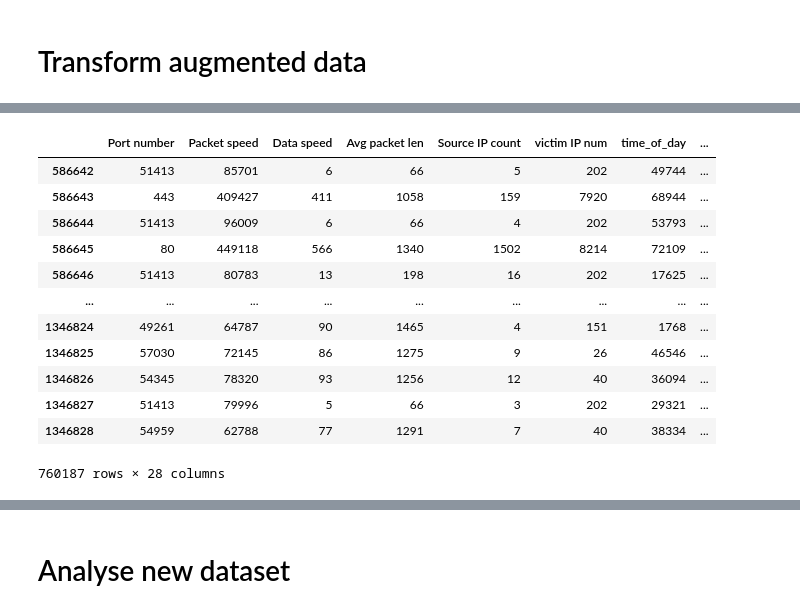
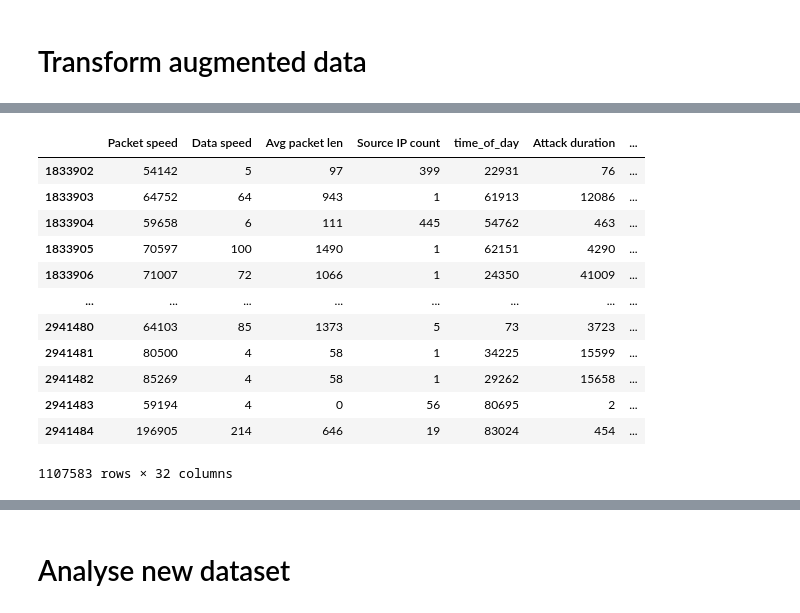
Before and after one commit to LordLokator/ADAML_24, a Jupyter notebook: notebooks/data_augmentation.ipynb, the cells around one changed output, grey strips where cells are left out. Saved outputs shown, nothing was run; the diff lists cells and outputs as text; code cells hidden in the pictures.

```diff
--- a/notebooks/data_augmentation.ipynb
+++ b/notebooks/data_augmentation.ipynb
@@ -258,6 +218,6 @@ Name: 0, dtype: object
 # %%
 # fit the scaler
-df_scaled = preprocessor.fit_transform(vector_df)
+df_scaled = preprocessor.fit_transform(merged_df)
 
 # Convert the result back to a DataFrame
 df_scaled = pd.DataFrame(df_scaled, columns = numerical_cols + non_numeric_cols)
@@ -284 +245,6 @@ Index(['Port number', 'Packet speed', 'Data speed', 'Avg packet len',
       dtype='object')
+# %%
+# drop high cardinality columns\n",
+df_scaled = df_scaled.drop(['Port number','victim IP num'], axis=1)
+non_numeric_cols = [col for col in non_numeric_cols if col not in high_cardinality]
+df_scaled.columns
@@ -342,7 +316,9 @@ df_scaled.head()
 # %%
 # Apply SMOTE to the combined features and target
-smote = SMOTE(sampling_strategy='not majority', k_neighbors=20, random_state=42)
-X_resampled, y_resampled = smote.fit_resample(df_scaled, vector_df[target_col])
+normal_count = merged_df[merged_df['Type'] == "Normal traffic"].shape[0]
+strategy = { "Normal traffic": normal_count, "DDoS attack": int(0.6 * normal_count), "Suspicious traffic": int(0.55 * normal_count)}
+smote = SMOTE(sampling_strategy= strategy, random_state=42)
+X_resampled, y_resampled = smote.fit_resample(df_scaled, merged_df[target_col])
 # %% [markdown]
 # Transform augmented data
 # %%
@@ -361,7 +347,7 @@ synthetic_df.head()
 # %%
 # Create a new StandardScaler instance and fit it on the original data
 scaler = StandardScaler()
-scaler.fit(vector_df[numerical_cols])
+scaler.fit(merged_df[numerical_cols])
 
 # Inverse transform the numerical columns
 final_numerical_cols = scaler.inverse_transform(synthetic_df[numerical_cols])
@@ -395,18 +381,18 @@ synthetic_df.head()
 # %%
 # add synthetic label to new datapoints
-synthetic_df['is_synthetic'] = synthetic_df.index >= vector_df.shape[0]
+synthetic_df['is_synthetic'] = synthetic_df.index >= merged_df.shape[0]
 synthetic_df[synthetic_df['is_synthetic'] == True]
 # %% [output]
-|  | Port number | Packet speed | Data speed | Avg packet len | Source IP count | victim IP num | time_of_day | ... |
-| 586642 | 51413 | 85701 | 6 | 66 | 5 | 202 | 49744 | ... |
-| 586643 | 443 | 409427 | 411 | 1058 | 159 | 7920 | 68944 | ... |
-| 586644 | 51413 | 96009 | 6 | 66 | 4 | 202 | 53793 | ... |
-| 586645 | 80 | 449118 | 566 | 1340 | 1502 | 8214 | 72109 | ... |
-| 586646 | 51413 | 80783 | 13 | 198 | 16 | 202 | 17625 | ... |
-| ... | ... | ... | ... | ... | ... | ... | ... | ... |
-| 1346824 | 49261 | 64787 | 90 | 1465 | 4 | 151 | 1768 | ... |
-| 1346825 | 57030 | 72145 | 86 | 1275 | 9 | 26 | 46546 | ... |
-| 1346826 | 54345 | 78320 | 93 | 1256 | 12 | 40 | 36094 | ... |
-| 1346827 | 51413 | 79996 | 5 | 66 | 3 | 202 | 29321 | ... |
-| 1346828 | 54959 | 62788 | 77 | 1291 | 7 | 40 | 38334 | ... |
+|  | Packet speed | Data speed | Avg packet len | Source IP count | time_of_day | Attack duration | ... |
+| 1833902 | 54142 | 5 | 97 | 399 | 22931 | 76 | ... |
+| 1833903 | 64752 | 64 | 943 | 1 | 61913 | 12086 | ... |
+| 1833904 | 59658 | 6 | 111 | 445 | 54762 | 463 | ... |
+| 1833905 | 70597 | 100 | 1490 | 1 | 62151 | 4290 | ... |
+| 1833906 | 71007 | 72 | 1066 | 1 | 24350 | 41009 | ... |
+| ... | ... | ... | ... | ... | ... | ... | ... |
+| 2941480 | 64103 | 85 | 1373 | 5 | 73 | 3723 | ... |
+| 2941481 | 80500 | 4 | 58 | 1 | 34225 | 15599 | ... |
+| 2941482 | 85269 | 4 | 58 | 1 | 29262 | 15658 | ... |
+| 2941483 | 59194 | 4 | 0 | 56 | 80695 | 2 | ... |
+| 2941484 | 196905 | 214 | 646 | 19 | 83024 | 454 | ... |
-760187 rows × 28 columns
+1107583 rows × 32 columns
```
Also changed, not shown: parts of 66 cells of this notebook, 3 other files.
